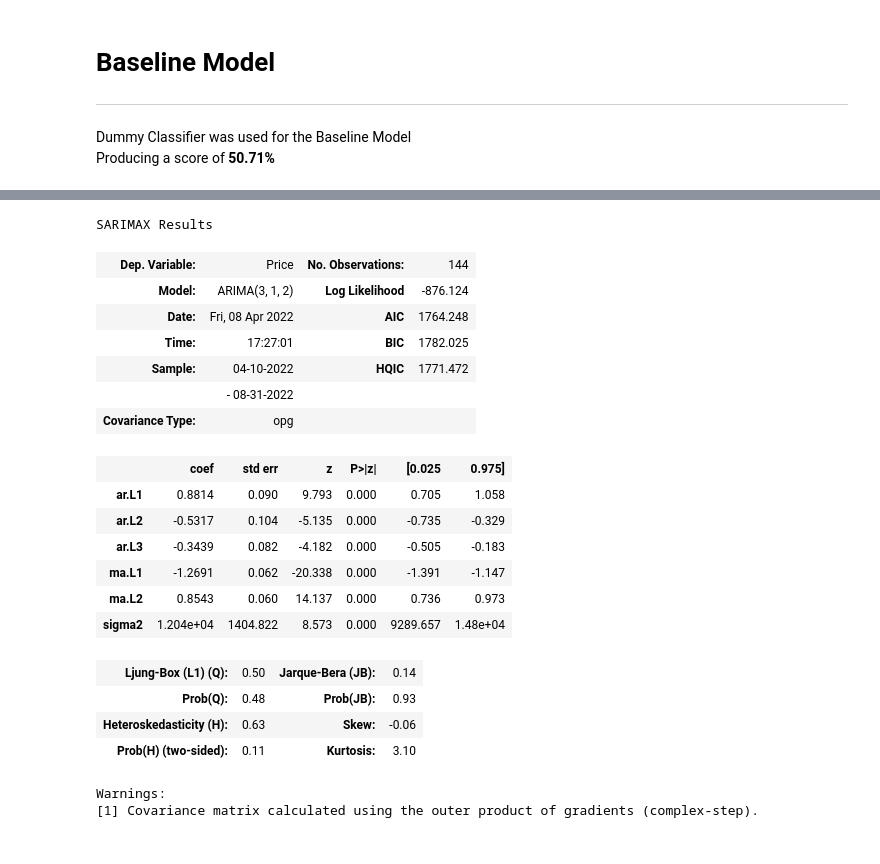
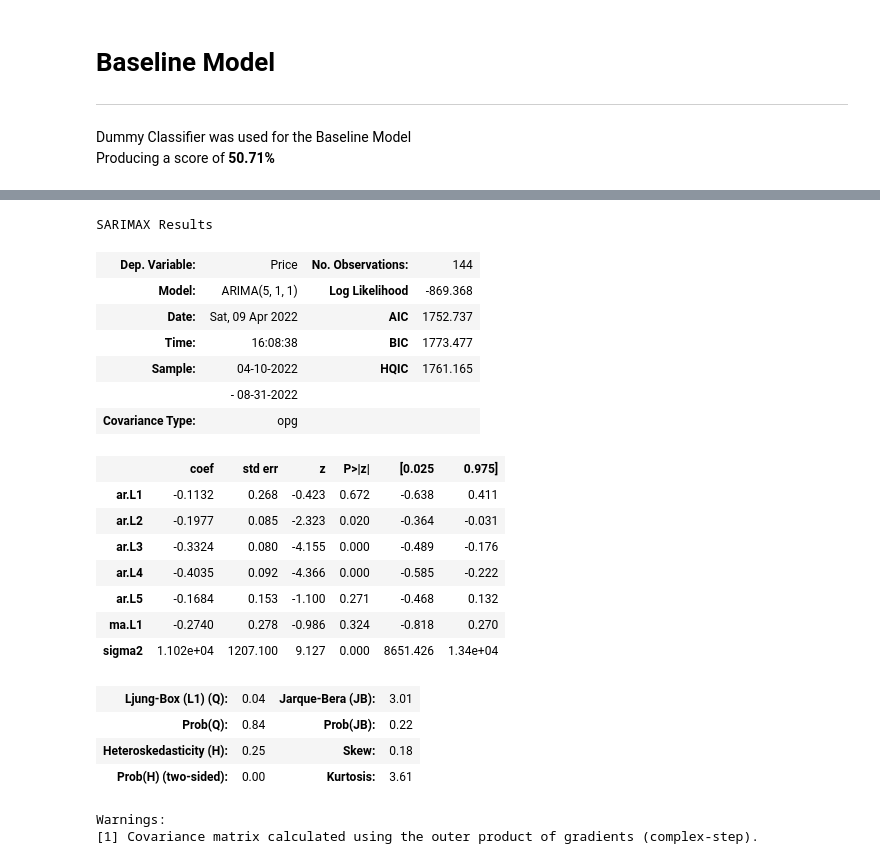
Before and after one commit to cjunhyuk/Kayak_Price_Analysis, a Jupyter notebook: Modeling.ipynb, the cells around one changed output, grey strips where cells are left out. Drawn from its saved outputs; the diff is of its cells as text; code cells hidden in the pictures.

```diff
--- a/Modeling.ipynb
+++ b/Modeling.ipynb
@@ -618,32 +601,33 @@ plt.show()
 # %%
 # from statsmodels.tsa.arima_model import ARIMA
 # model = ARIMA(ts_daily, order=(1, 0, 1))
 # results_ARIMA = model.fit()
 
 import statsmodels.api as sm
-model = sm.tsa.arima.ARIMA(ts_daily, order=(3, 1, 2)).fit()
+model = sm.tsa.arima.ARIMA(ts_daily, order=(5, 1, 1)).fit()
 # result = model.
 model.summary()
 # %% [output]
 SARIMAX Results
 | Dep. Variable: | Price | No. Observations: | 144 |
-| Model: | ARIMA(3, 1, 2) | Log Likelihood | -876.124 |
-| Date: | Fri, 08 Apr 2022 | AIC | 1764.248 |
-| Time: | 17:27:01 | BIC | 1782.025 |
-| Sample: | 04-10-2022 | HQIC | 1771.472 |
+| Model: | ARIMA(5, 1, 1) | Log Likelihood | -869.368 |
+| Date: | Sat, 09 Apr 2022 | AIC | 1752.737 |
+| Time: | 16:08:38 | BIC | 1773.477 |
+| Sample: | 04-10-2022 | HQIC | 1761.165 |
 |  | - 08-31-2022 |  |  |
 | Covariance Type: | opg |  |  |
 |  | coef | std err | z | P>|z| | [0.025 | 0.975] |
-| ar.L1 | 0.8814 | 0.090 | 9.793 | 0.000 | 0.705 | 1.058 |
-| ar.L2 | -0.5317 | 0.104 | -5.135 | 0.000 | -0.735 | -0.329 |
-| ar.L3 | -0.3439 | 0.082 | -4.182 | 0.000 | -0.505 | -0.183 |
-| ma.L1 | -1.2691 | 0.062 | -20.338 | 0.000 | -1.391 | -1.147 |
-| ma.L2 | 0.8543 | 0.060 | 14.137 | 0.000 | 0.736 | 0.973 |
-| sigma2 | 1.204e+04 | 1404.822 | 8.573 | 0.000 | 9289.657 | 1.48e+04 |
+| ar.L1 | -0.1132 | 0.268 | -0.423 | 0.672 | -0.638 | 0.411 |
+| ar.L2 | -0.1977 | 0.085 | -2.323 | 0.020 | -0.364 | -0.031 |
+| ar.L3 | -0.3324 | 0.080 | -4.155 | 0.000 | -0.489 | -0.176 |
+| ar.L4 | -0.4035 | 0.092 | -4.366 | 0.000 | -0.585 | -0.222 |
+| ar.L5 | -0.1684 | 0.153 | -1.100 | 0.271 | -0.468 | 0.132 |
+| ma.L1 | -0.2740 | 0.278 | -0.986 | 0.324 | -0.818 | 0.270 |
+| sigma2 | 1.102e+04 | 1207.100 | 9.127 | 0.000 | 8651.426 | 1.34e+04 |
-| Ljung-Box (L1) (Q): | 0.50 | Jarque-Bera (JB): | 0.14 |
-| Prob(Q): | 0.48 | Prob(JB): | 0.93 |
-| Heteroskedasticity (H): | 0.63 | Skew: | -0.06 |
-| Prob(H) (two-sided): | 0.11 | Kurtosis: | 3.10 |
+| Ljung-Box (L1) (Q): | 0.04 | Jarque-Bera (JB): | 3.01 |
+| Prob(Q): | 0.84 | Prob(JB): | 0.22 |
+| Heteroskedasticity (H): | 0.25 | Skew: | 0.18 |
+| Prob(H) (two-sided): | 0.00 | Kurtosis: | 3.61 |
 Warnings:
 [1] Covariance matrix calculated using the outer product of gradients (complex-step).
 # %%
```
Also changed, not shown: parts of 37 cells of this notebook, 1 other file.
